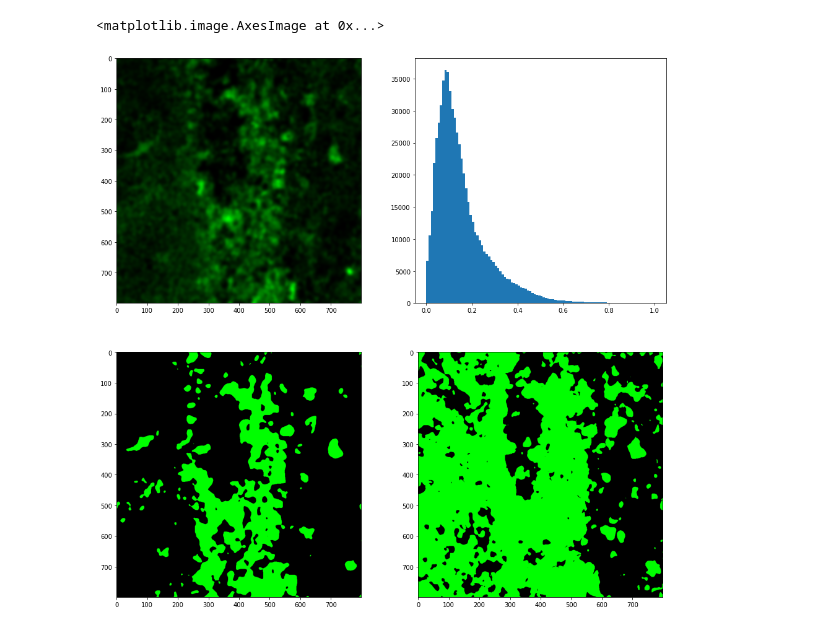
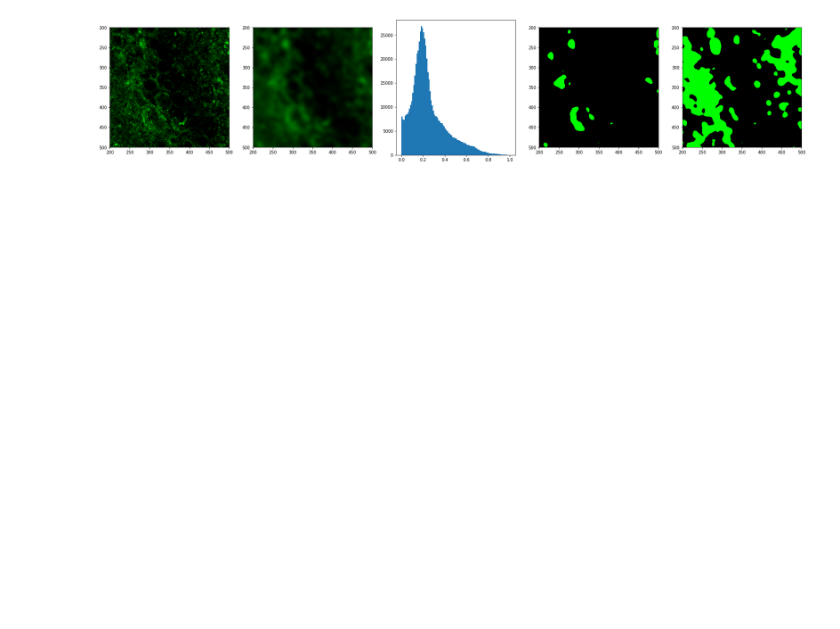
Before and after one commit to dtabuena/Images, a Jupyter notebook: Sample_MDGA2.ipynb, the cells around one changed output. Cells and saved outputs as stored; diff of their text form; code cells hidden in the pictures; blank space fills up the shorter version.

```diff
--- a/Sample_MDGA2.ipynb
+++ b/Sample_MDGA2.ipynb
@@ -180,43 +187,41 @@ ax[3].imshow(mcherry_mask_zp,cmap=red_map)
 # %%
 ####################### Process CrispTarg
 target_im = image[:,:,0,:]
 m_size = 3
 g_sigma_1 = 5
 g_sigma_2 = 15
 saturation = 100
 im_filtered = target_im.copy()
 im_binary = np.zeros_like(im_filtered)
 for zi in range(target_im.shape[-1]):
     im_zi = target_im[:,:,zi]
     im_zi = skimage.filters.median(im_zi, selem=np.ones([m_size,m_size]))   #### DeSpeckle
     im_zi = skimage.filters.gaussian(im_zi, sigma = g_sigma_1)   #### blur
     im_zi_bk = skimage.filters.gaussian(im_zi, sigma = g_sigma_2)  ### get background from big blur
     # im_zi = im_zi - im_zi_bk
     # im_zi[im_zi_bs<0]=0
     im_zi = im_zi/np.percentile(im_zi.flatten(),saturation)
     im_filtered[:,:,zi] = im_zi
     im_binary[:,:,zi] = im_filtered[:,:,zi]>filters.threshold_otsu(im_filtered[:,:,zi].flatten())
 
 target_im_f = im_filtered
 target_mazk_z = im_binary
 target_mask_zp = np.max(im_binary,axis=-1)
 
-sp = 1
-fig,ax = plt.subplots(2,2,figsize=[16,16])
-ax=ax.flatten()
-ax[0].imshow(target_im_f[:,:,sp],cmap=green_map)
-ax[1].hist(target_im_f[:,:,sp].flatten(),100)
-ax[2].imshow(target_mazk_z[:,:,sp],cmap=green_map)
-ax[3].imshow(target_mask_zp,cmap=green_map)
+sp=1
+fig,ax = plt.subplots(1,5,figsize=[30,6])
+ax[0].imshow(target_im[:,:,sp],cmap=green_map)
+ax[1].imshow(target_im_f[:,:,sp],cmap=green_map)
+ax[2].hist(target_im_f[:,:,sp].flatten(),100)
+ax[3].imshow(target_mazk_z[:,:,sp],cmap=green_map)
+ax[4].imshow(target_mask_zp,cmap=green_map)
 
-
-# for ai in ax[[0, 2, 3]]:
-#     ai.set_xlim(200,500)
-#     ai.set_ylim(700,400)
-# plt.show()
+for ai in ax[[0,1, 3, 4]]:
+    ai.set_xlim(200,500)
+    ai.set_ylim(500,200)
+plt.show()
 # %% [output]
-<matplotlib.image.AxesImage at 0x...>
-[figure, old version]
+[figure, new version]
 # %%
 
 
```
Also changed, not shown: parts of 8 cells of this notebook.
